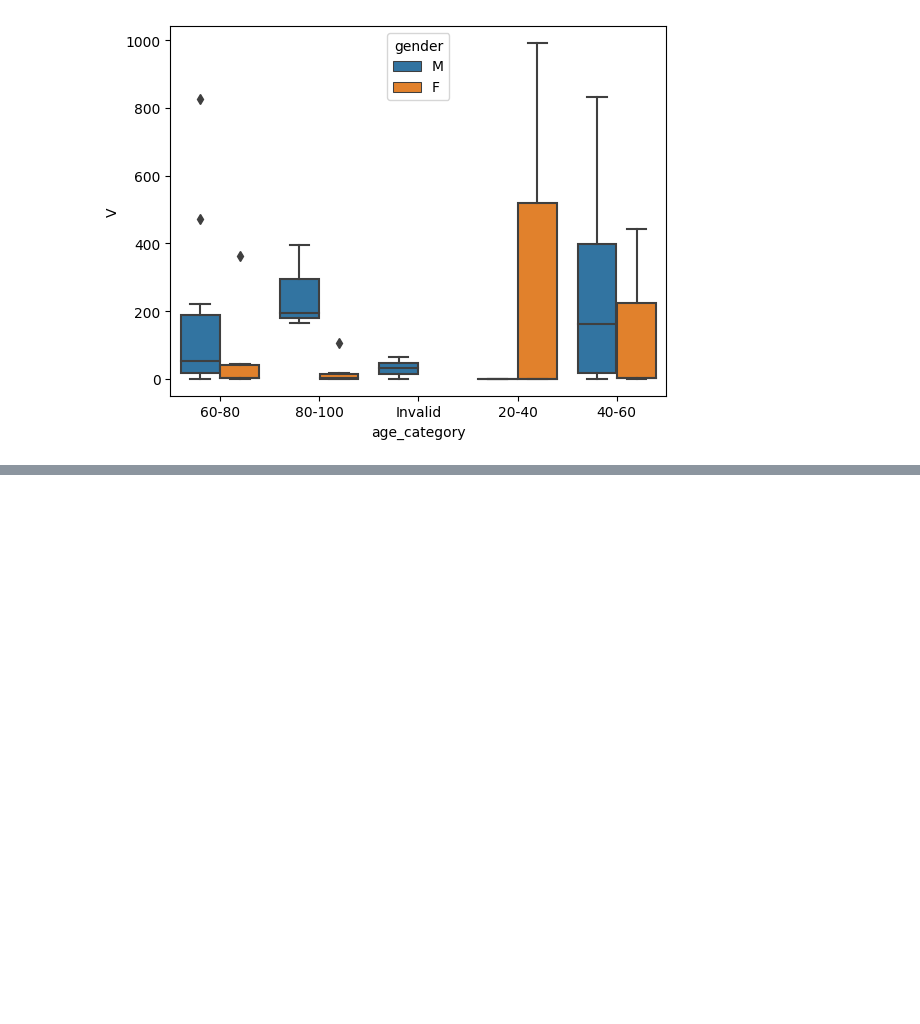
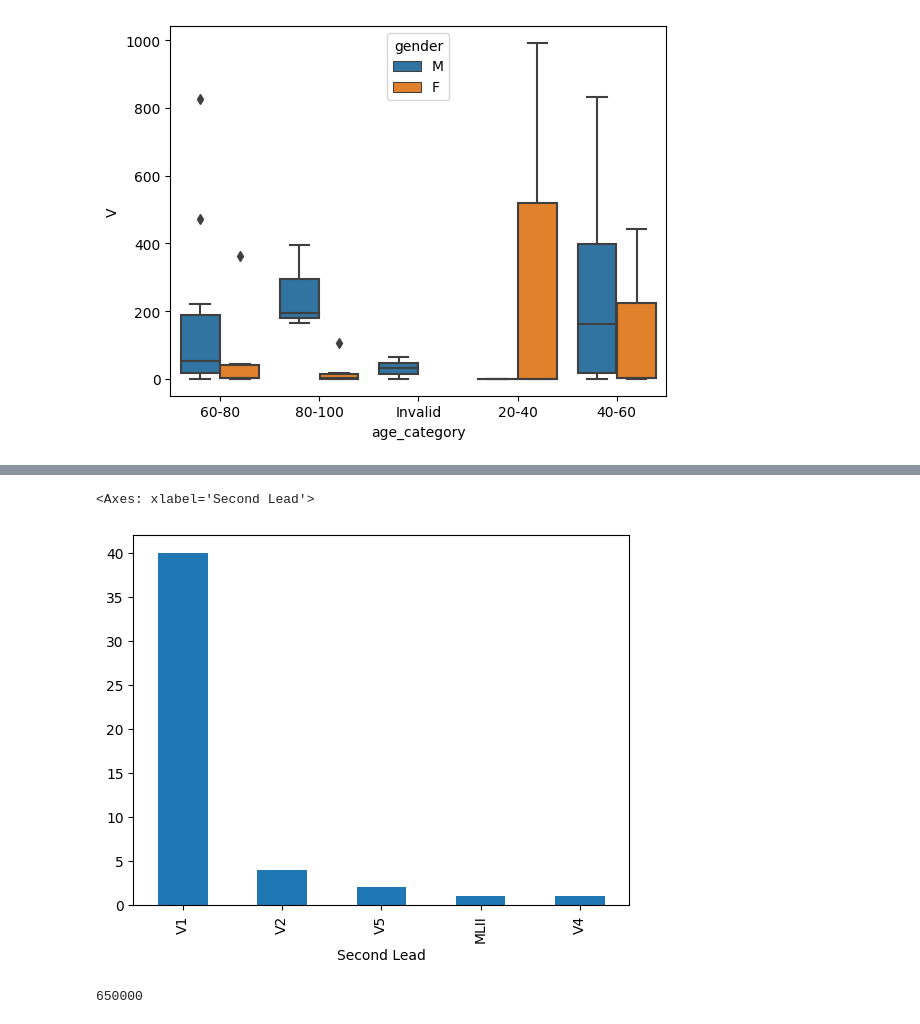
Before and after one commit to Alton1998/Arrhythmia-Detection, a Jupyter notebook: Arrhythmia Detection EDA.ipynb, the cells around one changed output, grey strips where cells are left out. Saved outputs shown, nothing was run; the diff lists cells and outputs as text; code cells hidden in the pictures; blank space fills up the shorter version.

```diff
--- a/Arrhythmia Detection EDA.ipynb
+++ b/Arrhythmia Detection EDA.ipynb
@@ -455,0 +452,5 @@ Name: count, dtype: int64
+# %%
+patient_data_frame["Second Lead"].value_counts().plot(kind="bar")
+# %% [output]
+<Axes: xlabel='Second Lead'>
+[figure, added]
@@ -455,0 +463,4 @@ Name: count, dtype: int64
+# %%
+N
+# %% [output]
+650000
```
Also changed, not shown: parts of 30 cells of this notebook, 6 other files.
